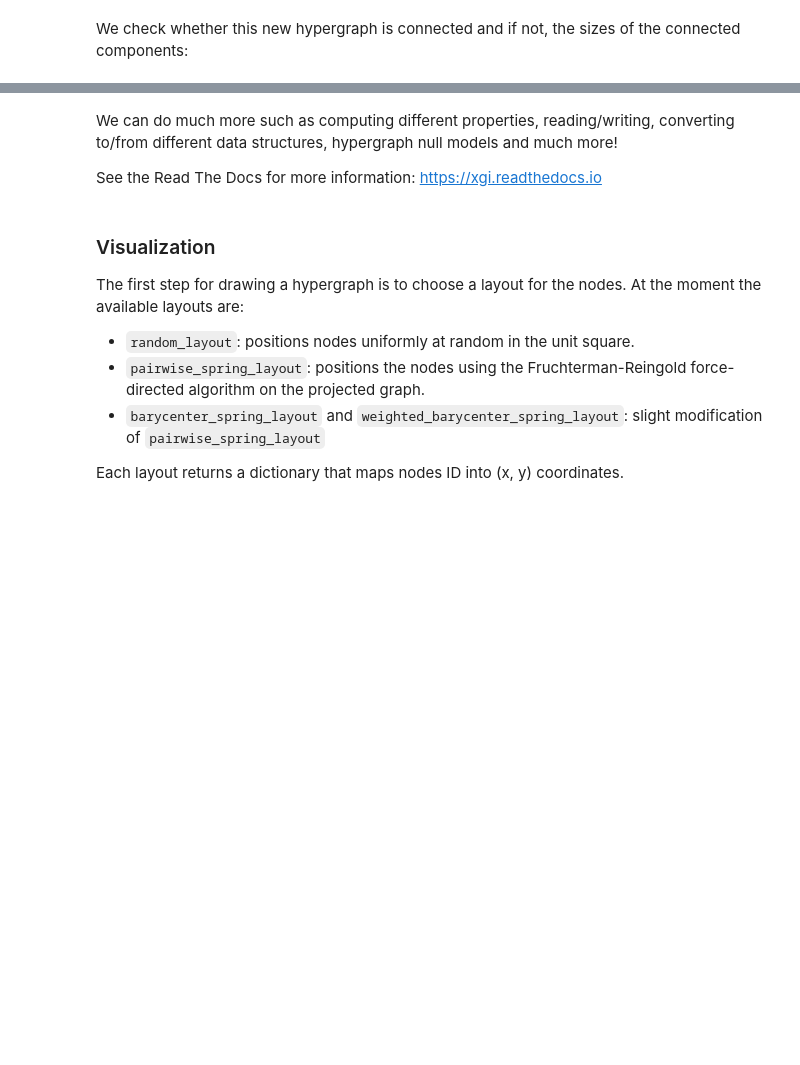
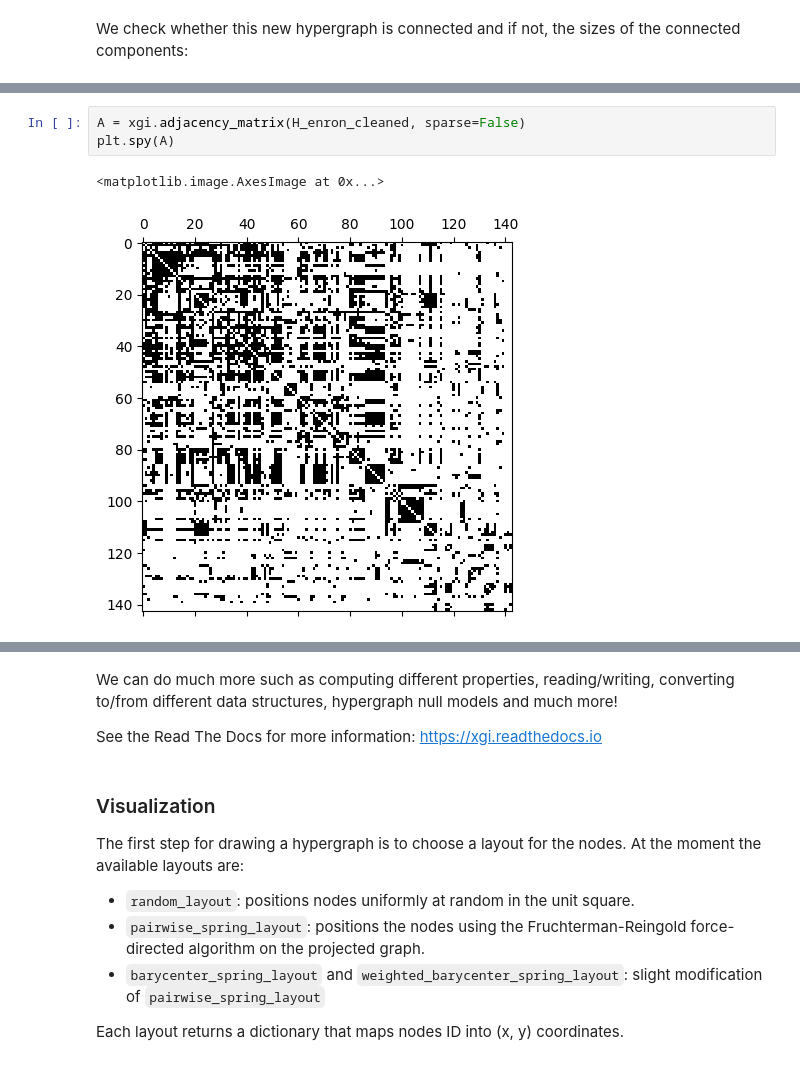
Before and after one commit to xgi-org/xgi, a Jupyter notebook: tutorials/quickstart.ipynb, the cells around one changed output, grey strips where cells are left out. Drawn from its saved outputs; the diff is of its cells as text; blank space fills up the shorter version.

```diff
--- a/tutorials/quickstart.ipynb
+++ b/tutorials/quickstart.ipynb
@@ -108,0 +166,6 @@ if not connected:
+# %%
+A = xgi.adjacency_matrix(H_enron_cleaned, sparse=False)
+plt.spy(A)
+# %% [output]
+<matplotlib.image.AxesImage at 0x...>
+[figure, added]
```
Also changed, not shown: parts of 46 cells of this notebook, 1 other file.
